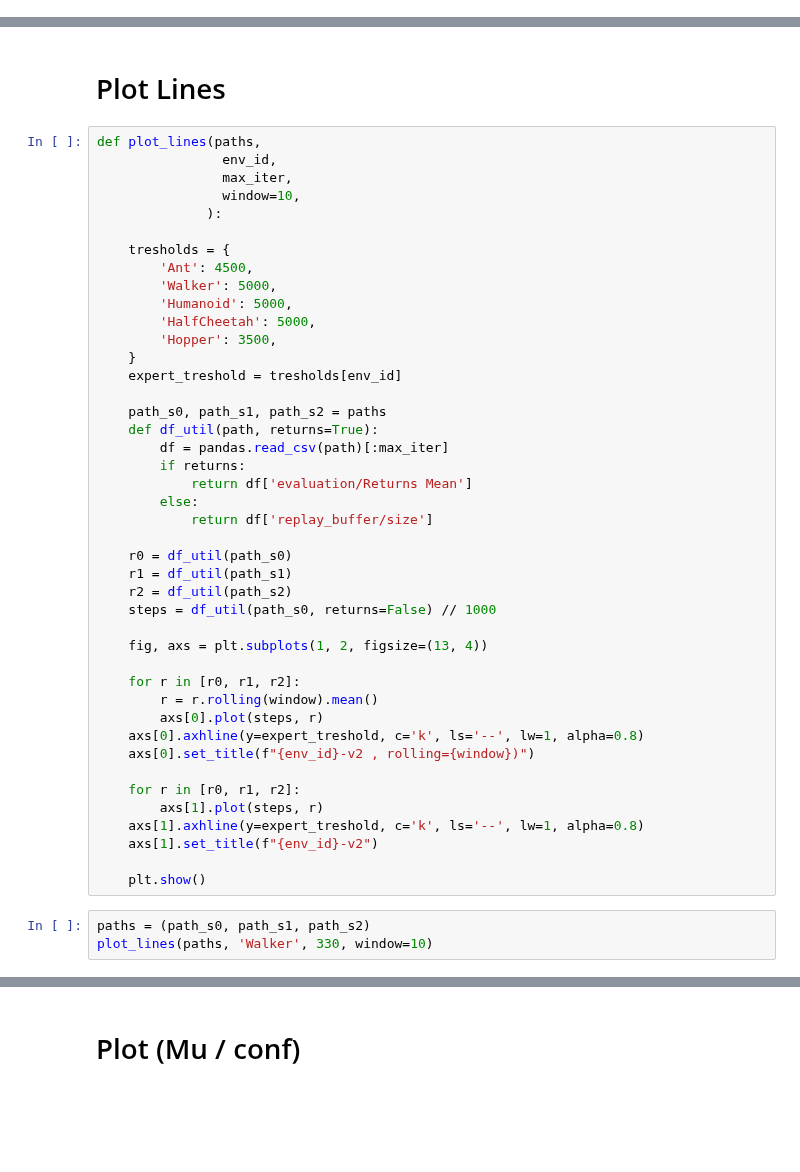
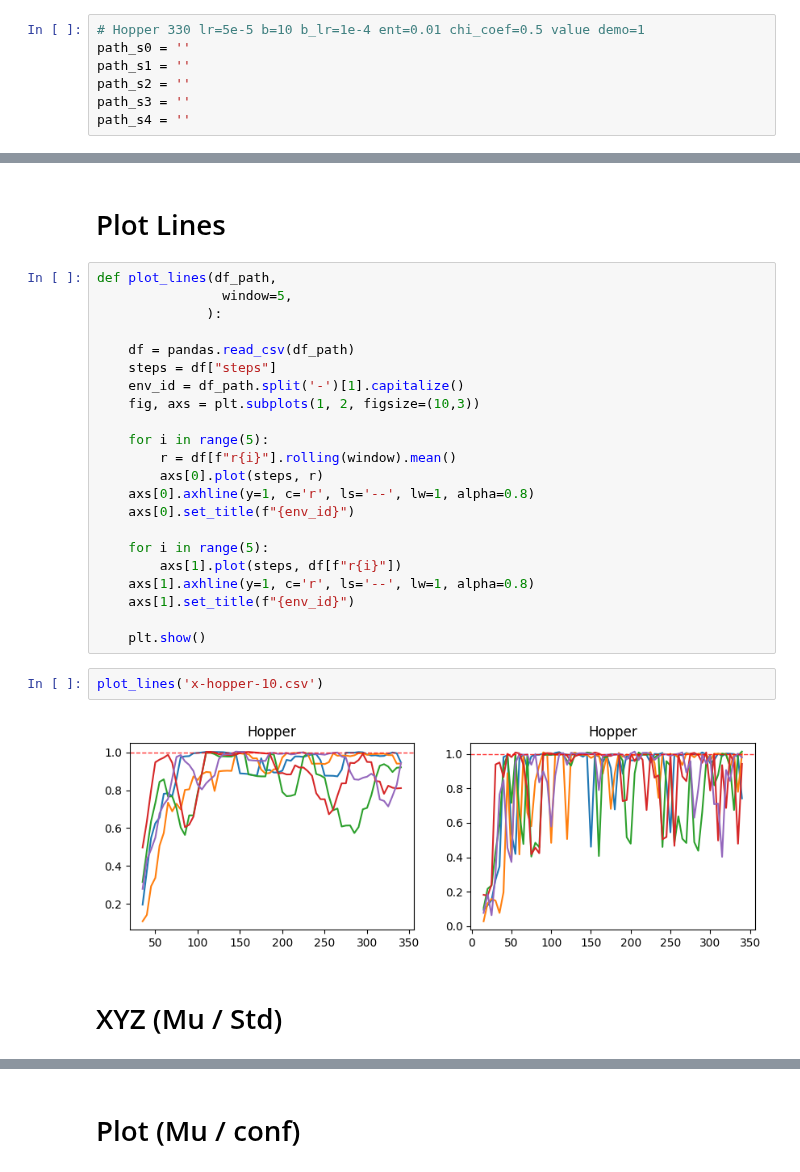
Before and after one commit to adibka/RIZE, a Jupyter notebook: plot.ipynb, the cells around one changed output, grey strips where cells are left out. Cells and saved outputs as stored; diff of their text form; blank space fills up the shorter version.

```diff
--- a/plot.ipynb
+++ b/plot.ipynb
@@ -251,0 +264,7 @@ path_s2 = 'data/halfcheetah/halfcheetah_2024_07_31_11_07_40_0000--s-2/progress.c
+# %%
+# Hopper 330 lr=5e-5 b=10 b_lr=1e-4 ent=0.01 chi_coef=0.5 value demo=1
+path_s0 = ''
+path_s1 = ''
+path_s2 = ''
+path_s3 = ''
+path_s4 = ''
@@ -605,48 +598,30 @@ plot_curves(paths, 'Walker', 330, std_coef=0.5, window=10)
 # %% [markdown]
 # Plot Lines
 # %%
-def plot_lines(paths,
-                env_id,
-                max_iter,
-                window=10,
+def plot_lines(df_path,
+                window=5,
               ):
 
-    tresholds = {
-        'Ant': 4500,
-        'Walker': 5000,
-        'Humanoid': 5000,
-        'HalfCheetah': 5000,
-        'Hopper': 3500,
-    }
-    expert_treshold = tresholds[env_id]
+    df = pandas.read_csv(df_path)
+    steps = df["steps"]
+    env_id = df_path.split('-')[1].capitalize()
+    fig, axs = plt.subplots(1, 2, figsize=(10,3))
 
-    path_s0, path_s1, path_s2 = paths
-    def df_util(path, returns=True):
-        df = pandas.read_csv(path)[:max_iter]
-        if returns:
-            return df['evaluation/Returns Mean']
-        else:
-            return df['replay_buffer/size']
+    for i in range(5):
+        r = df[f"r{i}"].rolling(window).mean()
+        axs[0].plot(steps, r)
+    axs[0].axhline(y=1, c='r', ls='--', lw=1, alpha=0.8)
+    axs[0].set_title(f"{env_id}")
 
-    r0 = df_util(path_s0)
-    r1 = df_util(path_s1)
-    r2 = df_util(path_s2)
-    steps = df_util(path_s0, returns=False) // 1000
-
-    fig, axs = plt.subplots(1, 2, figsize=(13, 4))
-
-    for r in [r0, r1, r2]:
-        r = r.rolling(window).mean()
-        axs[0].plot(steps, r)
-    axs[0].axhline(y=expert_treshold, c='k', ls='--', lw=1, alpha=0.8)
-    axs[0].set_title(f"{env_id}-v2 , rolling={window})")
-
-    for r in [r0, r1, r2]:
-        axs[1].plot(steps, r)
-    axs[1].axhline(y=expert_treshold, c='k', ls='--', lw=1, alpha=0.8)
-    axs[1].set_title(f"{env_id}-v2")
+    for i in range(5):
+        axs[1].plot(steps, df[f"r{i}"])
+    axs[1].axhline(y=1, c='r', ls='--', lw=1, alpha=0.8)
+    axs[1].set_title(f"{env_id}")
 
     plt.show()
 # %%
-paths = (path_s0, path_s1, path_s2)
-plot_lines(paths, 'Walker', 330, window=10)
+plot_lines('x-hopper-10.csv')
+# %% [output]
+[figure, added]
+# %% [markdown]
+# XYZ (Mu / Std)
```
Also changed, not shown: parts of 44 cells of this notebook, 12 other files.
